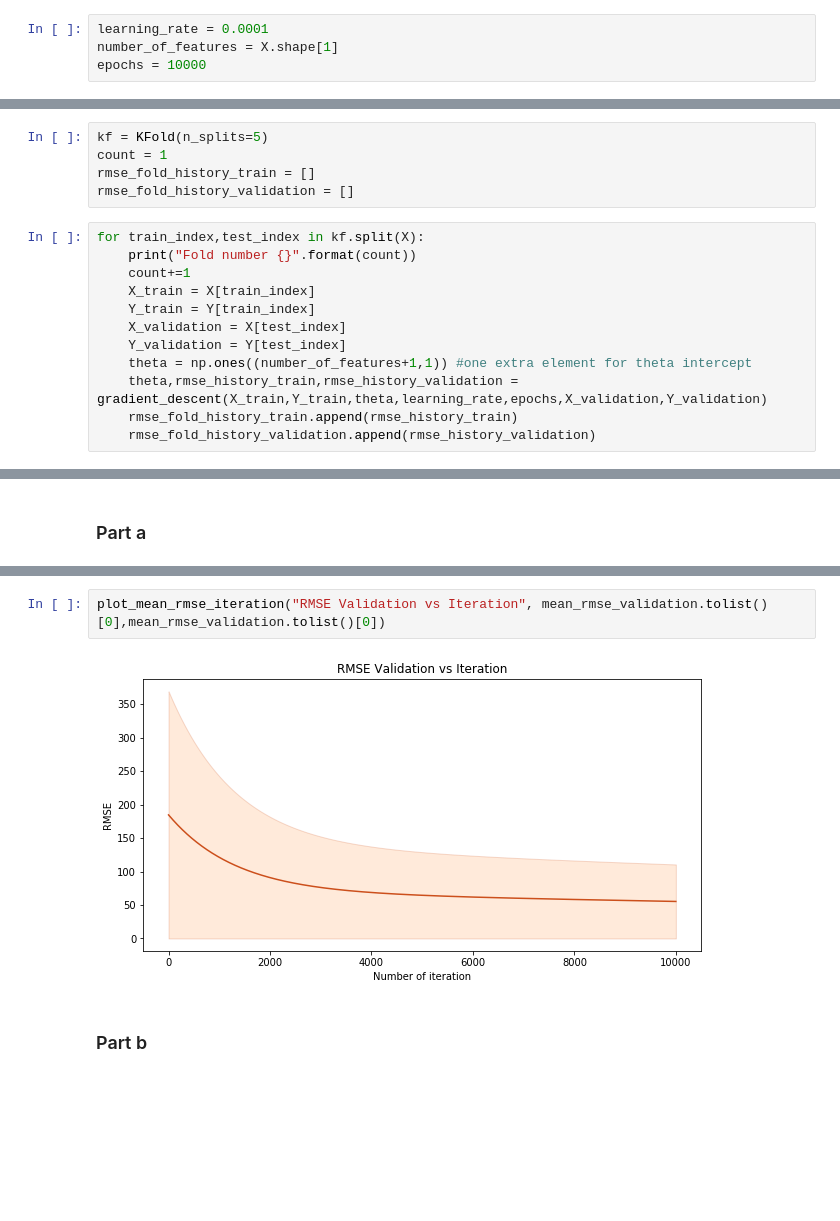
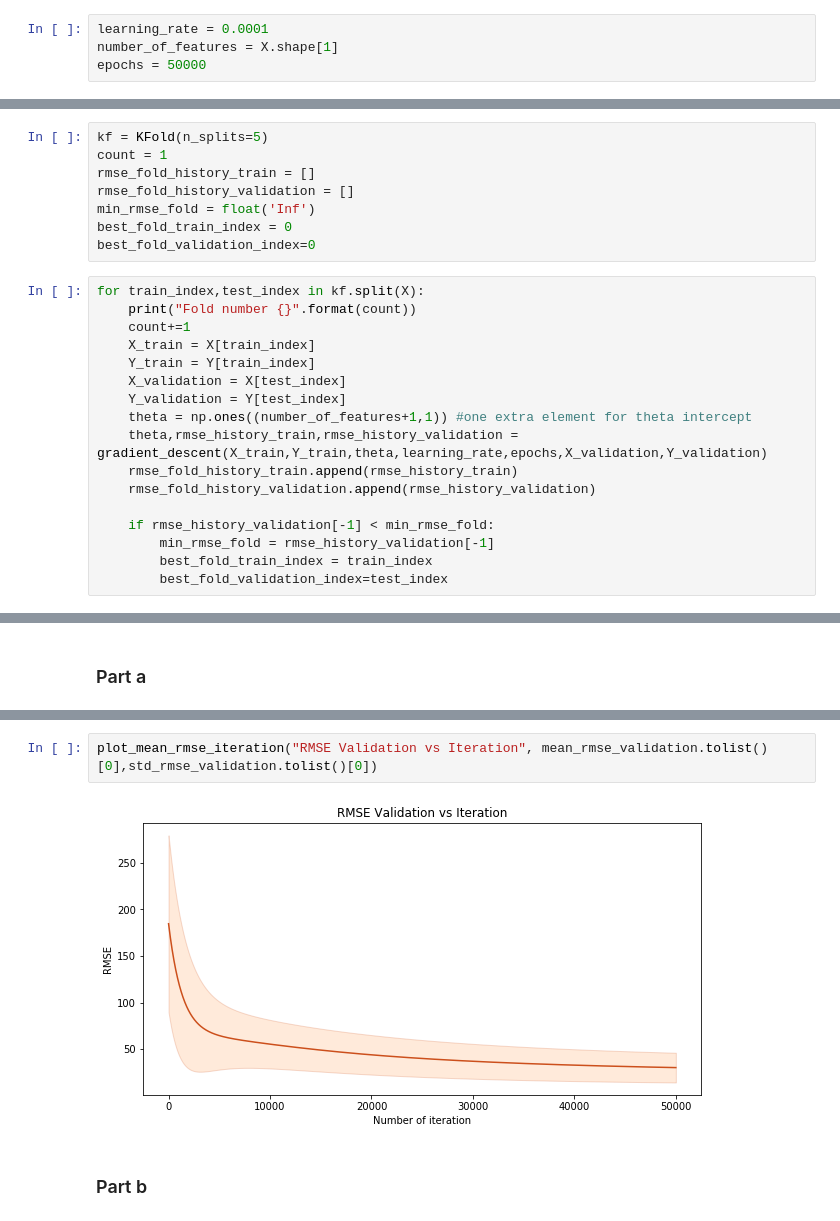
Before and after one commit to Hitkul/ML_course_IIITD, a Jupyter notebook: Assignment1/Question_1.ipynb, the cells around one changed output, grey strips where cells are left out. Saved outputs shown, nothing was run; the diff lists cells and outputs as text; blank space fills up the shorter version.

```diff
--- a/Assignment1/Question_1.ipynb
+++ b/Assignment1/Question_1.ipynb
@@ -92,7 +96,7 @@ def gradient_descent(X,Y, theta, learning_rate, epochs,validation_X,validation_Y
 # %%
 learning_rate = 0.0001
 number_of_features = X.shape[1]
-epochs = 10000
+epochs = 50000
 # %%
 X = np.hstack((np.ones((X.shape[0],1)),X))
 # %%
@@ -102,6 +106,9 @@ kf = KFold(n_splits=5)
 count = 1
 rmse_fold_history_train = []
 rmse_fold_history_validation = []
+min_rmse_fold = float('Inf')
+best_fold_train_index = 0
+best_fold_validation_index=0
 # %%
 for train_index,test_index in kf.split(X):
     print("Fold number {}".format(count))
@@ -114,6 +121,11 @@ for train_index,test_index in kf.split(X):
     theta,rmse_history_train,rmse_history_validation = gradient_descent(X_train,Y_train,theta,learning_rate,epochs,X_validation,Y_validation)
     rmse_fold_history_train.append(rmse_history_train)
     rmse_fold_history_validation.append(rmse_history_validation)
+
+    if rmse_history_validation[-1] < min_rmse_fold:
+        min_rmse_fold = rmse_history_validation[-1]
+        best_fold_train_index = train_index
+        best_fold_validation_index=test_index
 # %% [output]
 Fold number 1
 gradient descent done
@@ -159,7 +171,7 @@ plot_mean_rmse_iteration("RMSE train vs Iteration", mean_rmse_train.tolist()[0],
 # %%
-plot_mean_rmse_iteration("RMSE Validation vs Iteration", mean_rmse_validation.tolist()[0],mean_rmse_validation.tolist()[0])
+plot_mean_rmse_iteration("RMSE Validation vs Iteration", mean_rmse_validation.tolist()[0],std_rmse_validation.tolist()[0])
 # %% [output]
-[figure, old version]
+[figure, new version]
 # %% [markdown]
 ### Part b
 # %%
```
Also changed, not shown: parts of 22 cells of this notebook.
